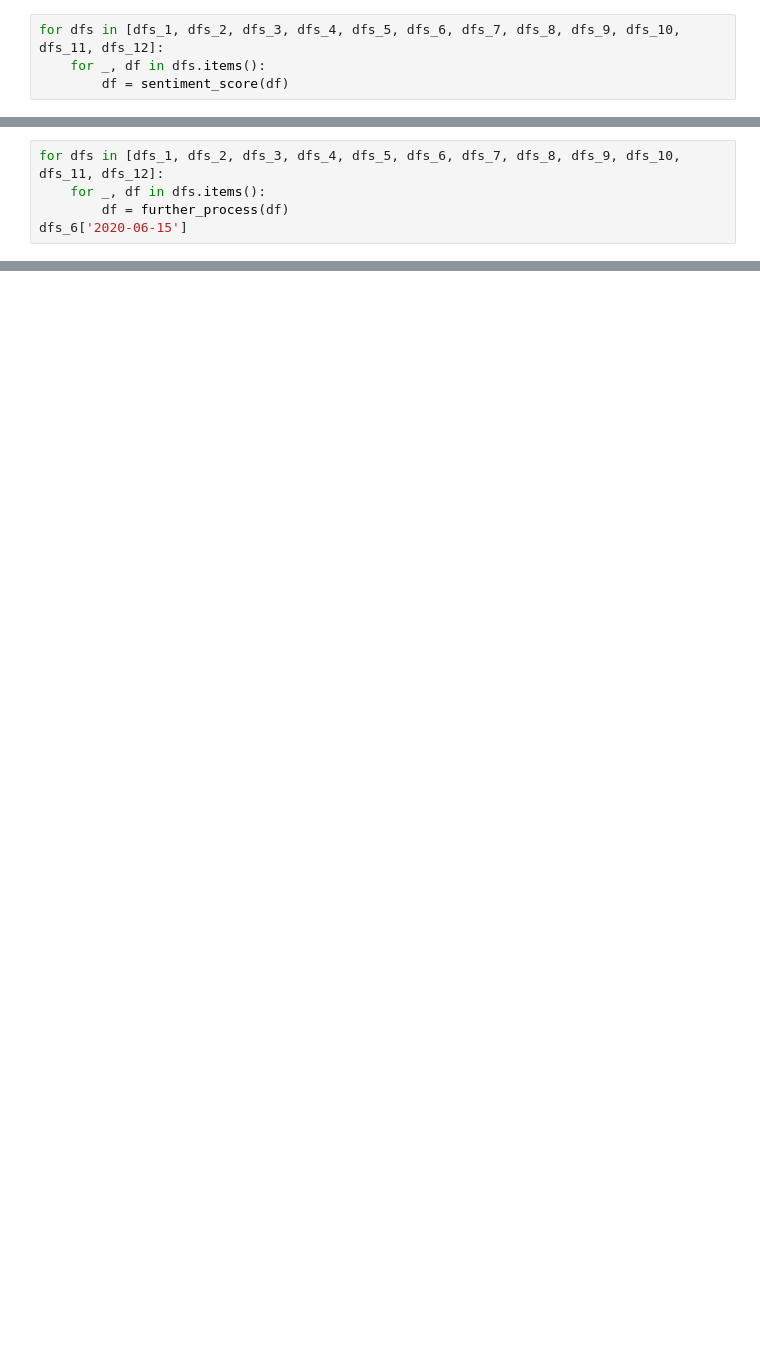
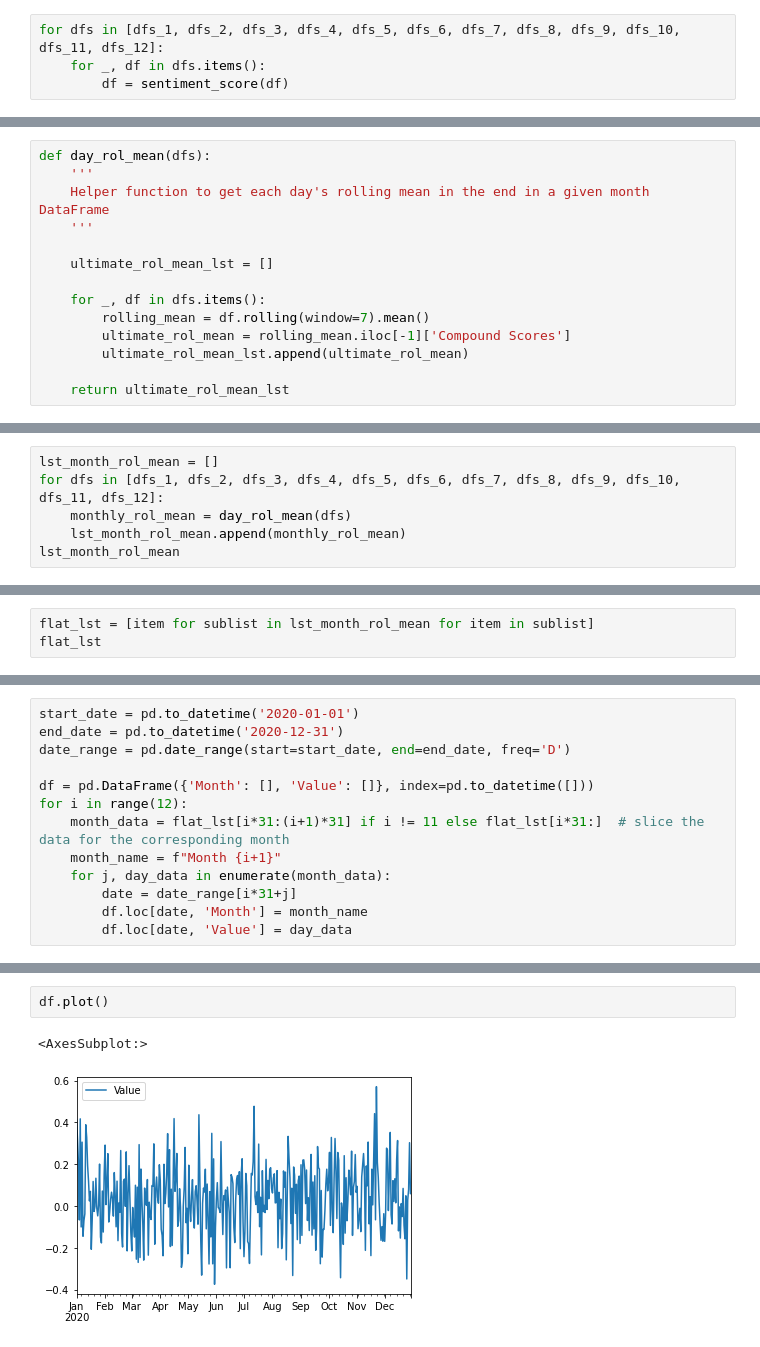
Before and after one commit to macs30200-s23/replication-materials-yuzhouw313, a Jupyter notebook: EDA.ipynb, the cells around one changed output, grey strips where cells are left out. Drawn from its saved outputs; the diff is of its cells as text; blank space fills up the shorter version.

```diff
--- a/EDA.ipynb
+++ b/EDA.ipynb
@@ -244,0 +296,14 @@ KeyError: 'Datetime'
+# %%
+def day_rol_mean(dfs):
+    '''
+    Helper function to get each day's rolling mean in the end in a given month DataFrame
+    '''
+
+    ultimate_rol_mean_lst = []
+
+    for _, df in dfs.items():
+        rolling_mean = df.rolling(window=7).mean()
+        ultimate_rol_mean = rolling_mean.iloc[-1]['Compound Scores']
+        ultimate_rol_mean_lst.append(ultimate_rol_mean)
+
+    return ultimate_rol_mean_lst
@@ -245,6 +322,7 @@ KeyError: 'Datetime'
 # %%
+lst_month_rol_mean = []
 for dfs in [dfs_1, dfs_2, dfs_3, dfs_4, dfs_5, dfs_6, dfs_7, dfs_8, dfs_9, dfs_10, dfs_11, dfs_12]:
-    for _, df in dfs.items():
-        df = further_process(df)
-dfs_6['2020-06-15']
+    monthly_rol_mean = day_rol_mean(dfs)
+    lst_month_rol_mean.append(monthly_rol_mean)
+lst_month_rol_mean
 # %% [output]
@@ -255,0 +370,3 @@ KeyError: "None of ['Datetime'] are in the columns"
+# %%
+flat_lst = [item for sublist in lst_month_rol_mean for item in sublist]
+flat_lst
@@ -255,0 +391,13 @@ KeyError: "None of ['Datetime'] are in the columns"
+# %%
+start_date = pd.to_datetime('2020-01-01')
+end_date = pd.to_datetime('2020-12-31')
+date_range = pd.date_range(start=start_date, end=end_date, freq='D')
+
+df = pd.DataFrame({'Month': [], 'Value': []}, index=pd.to_datetime([]))
+for i in range(12):
+    month_data = flat_lst[i*31:(i+1)*31] if i != 11 else flat_lst[i*31:]  # slice the data for the corresponding month
+    month_name = f"Month {i+1}"
+    for j, day_data in enumerate(month_data):
+        date = date_range[i*31+j]
+        df.loc[date, 'Month'] = month_name
+        df.loc[date, 'Value'] = day_data
@@ -255,0 +433,5 @@ KeyError: "None of ['Datetime'] are in the columns"
+# %%
+df.plot()
+# %% [output]
+<AxesSubplot:>
+[figure, added]
```
Also changed, not shown: parts of 26 cells of this notebook, 6 other files.
